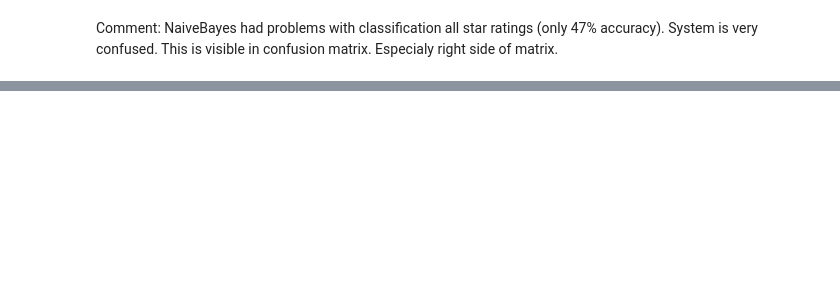
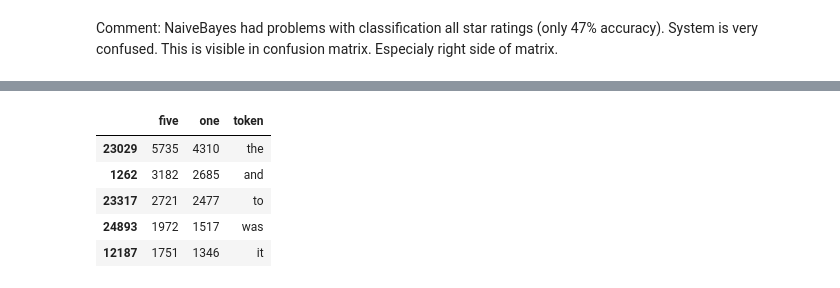
Before and after one commit to climbus/MLtext_homeworks, a Jupyter notebook: week1/week1_hm_jk.ipynb, the cells around one changed output, grey strips where cells are left out. Cells and saved outputs as stored; diff of their text form; code cells hidden in the pictures; blank space fills up the shorter version.

```diff
--- a/week1/week1_hm_jk.ipynb
+++ b/week1/week1_hm_jk.ipynb
@@ -140,0 +300,2 @@ Comment: NaiveBayes had problems with classification all star ratings (only 47%
+# %%
+token_counts['one'] = token_counts.one + 1
@@ -140,0 +317,11 @@ Comment: NaiveBayes had problems with classification all star ratings (only 47%
+# %%
+token_counts['one'] = token_counts.one / np.sum(nb_all.feature_count_[1:, :])
+# %%
+token_counts.sort("one", ascending=False).head()
+# %% [output]
+|  | five | one | token |
+| 23029 | 5735 | 4310 | the |
+| 1262 | 3182 | 2685 | and |
+| 23317 | 2721 | 2477 | to |
+| 24893 | 1972 | 1517 | was |
+| 12187 | 1751 | 1346 | it |
```
Also changed, not shown: parts of 32 cells of this notebook, 2 other files.
